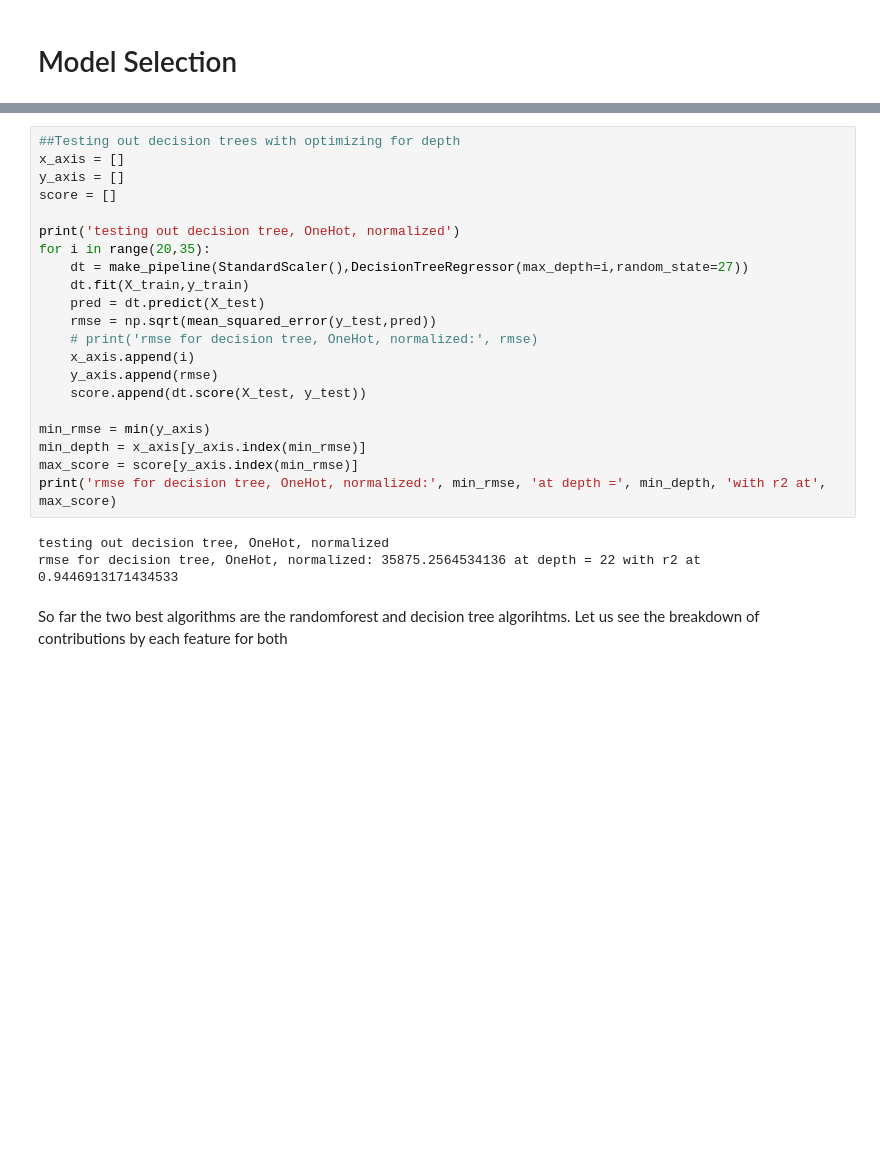
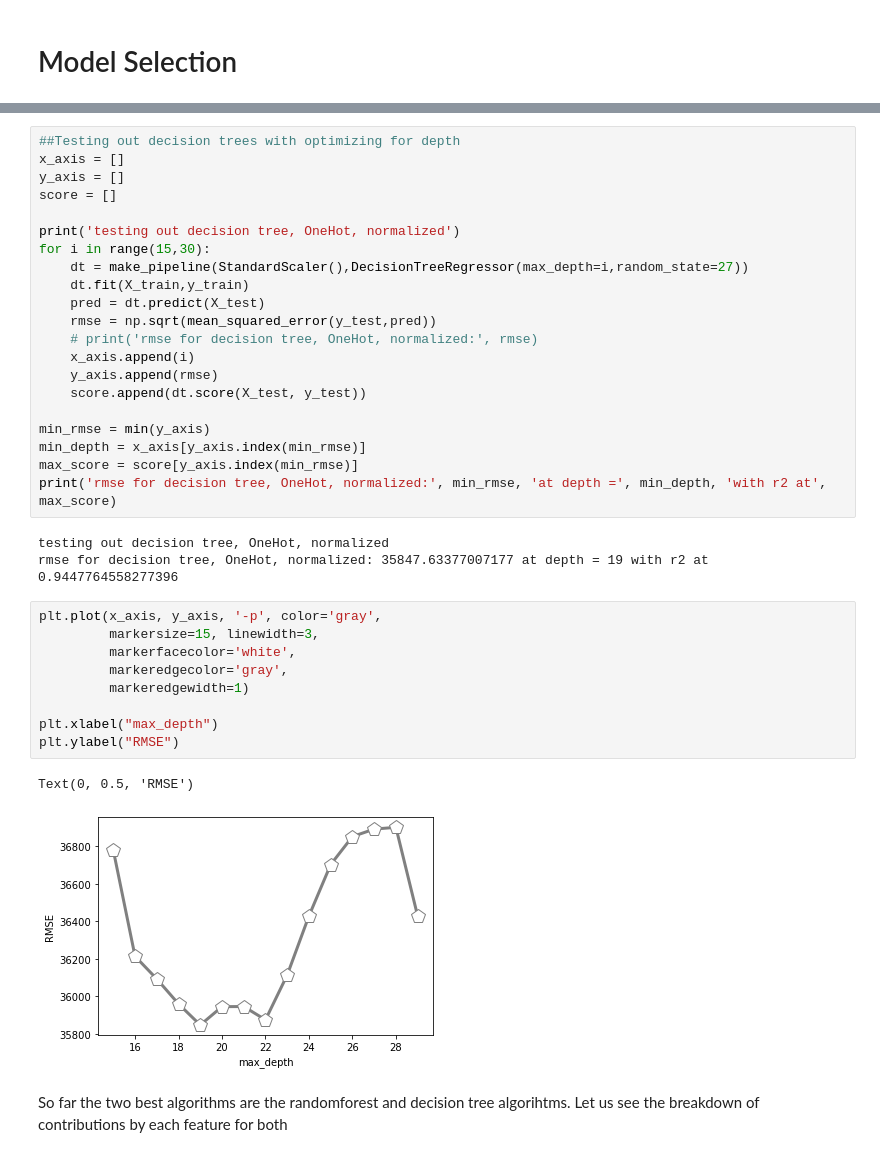
Before and after one commit to sivakornchong/hdb_project, a Jupyter notebook: feature_train.ipynb, the cells around one changed output, grey strips where cells are left out. Saved outputs shown, nothing was run; the diff lists cells and outputs as text; blank space fills up the shorter version.

```diff
--- a/feature_train.ipynb
+++ b/feature_train.ipynb
@@ -146,7 +146,7 @@ y_axis = []
 score = []
 
 print('testing out decision tree, OneHot, normalized')
-for i in range(20,35):
+for i in range(15,30):
     dt = make_pipeline(StandardScaler(),DecisionTreeRegressor(max_depth=i,random_state=27))
     dt.fit(X_train,y_train)
     pred = dt.predict(X_test)
@@ -162,7 +162,19 @@ max_score = score[y_axis.index(min_rmse)]
 print('rmse for decision tree, OneHot, normalized:', min_rmse, 'at depth =', min_depth, 'with r2 at', max_score)
 # %% [output]
 testing out decision tree, OneHot, normalized
-rmse for decision tree, OneHot, normalized: 35875.2564534136 at depth = 22 with r2 at 0.9446913171434533
+rmse for decision tree, OneHot, normalized: 35847.63377007177 at depth = 19 with r2 at 0.9447764558277396
+# %%
+plt.plot(x_axis, y_axis, '-p', color='gray',
+         markersize=15, linewidth=3,
+         markerfacecolor='white',
+         markeredgecolor='gray',
+         markeredgewidth=1)
+
+plt.xlabel("max_depth")
+plt.ylabel("RMSE")
+# %% [output]
+Text(0, 0.5, 'RMSE')
+[figure, added]
 # %% [markdown]
 So far the two best algorithms are the randomforest and decision tree algorihtms. Let us see the breakdown of contributions by each feature for both
 # %%
```
Also changed, not shown: parts of 5 cells of this notebook, 1 other file.
